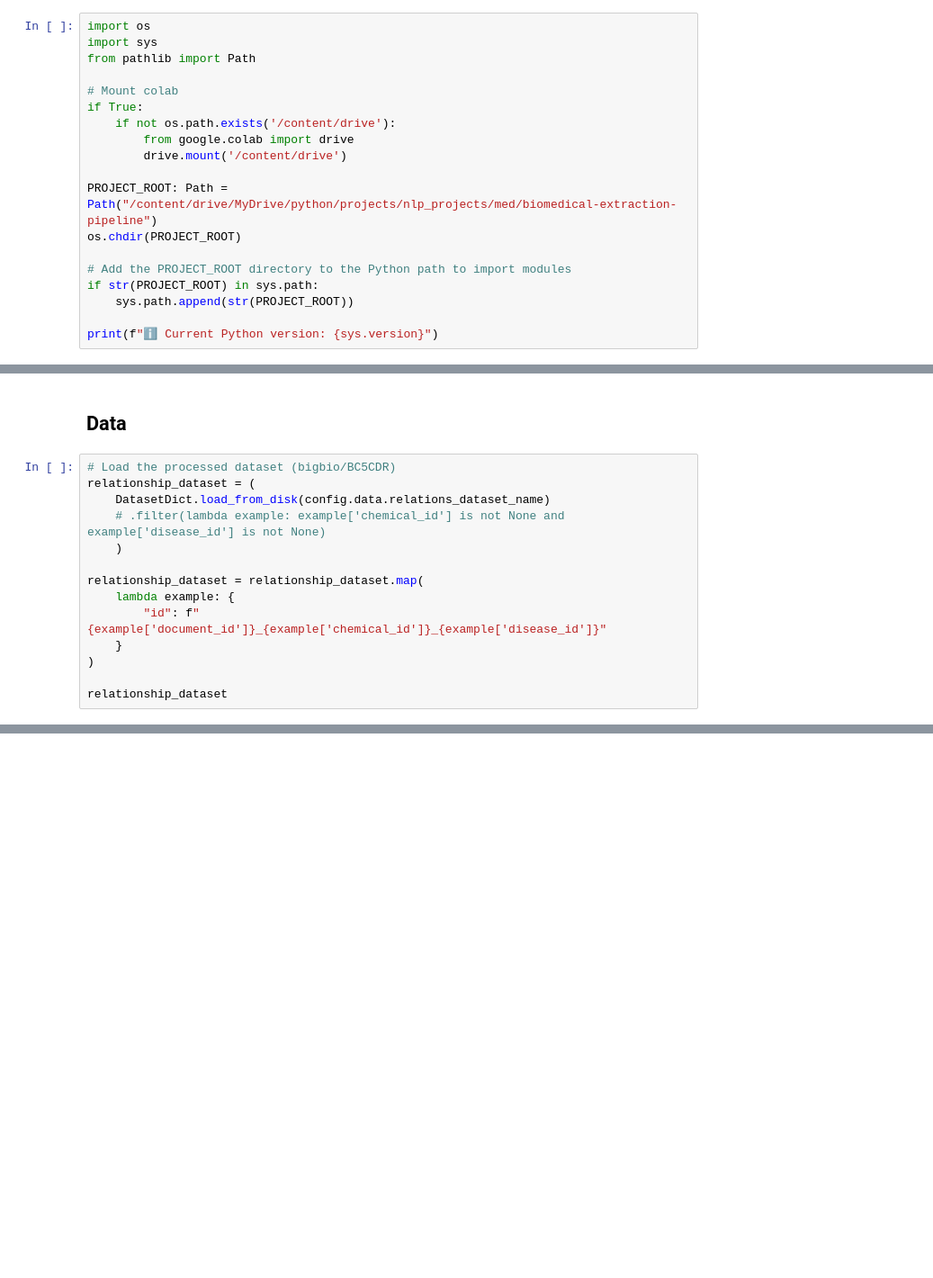
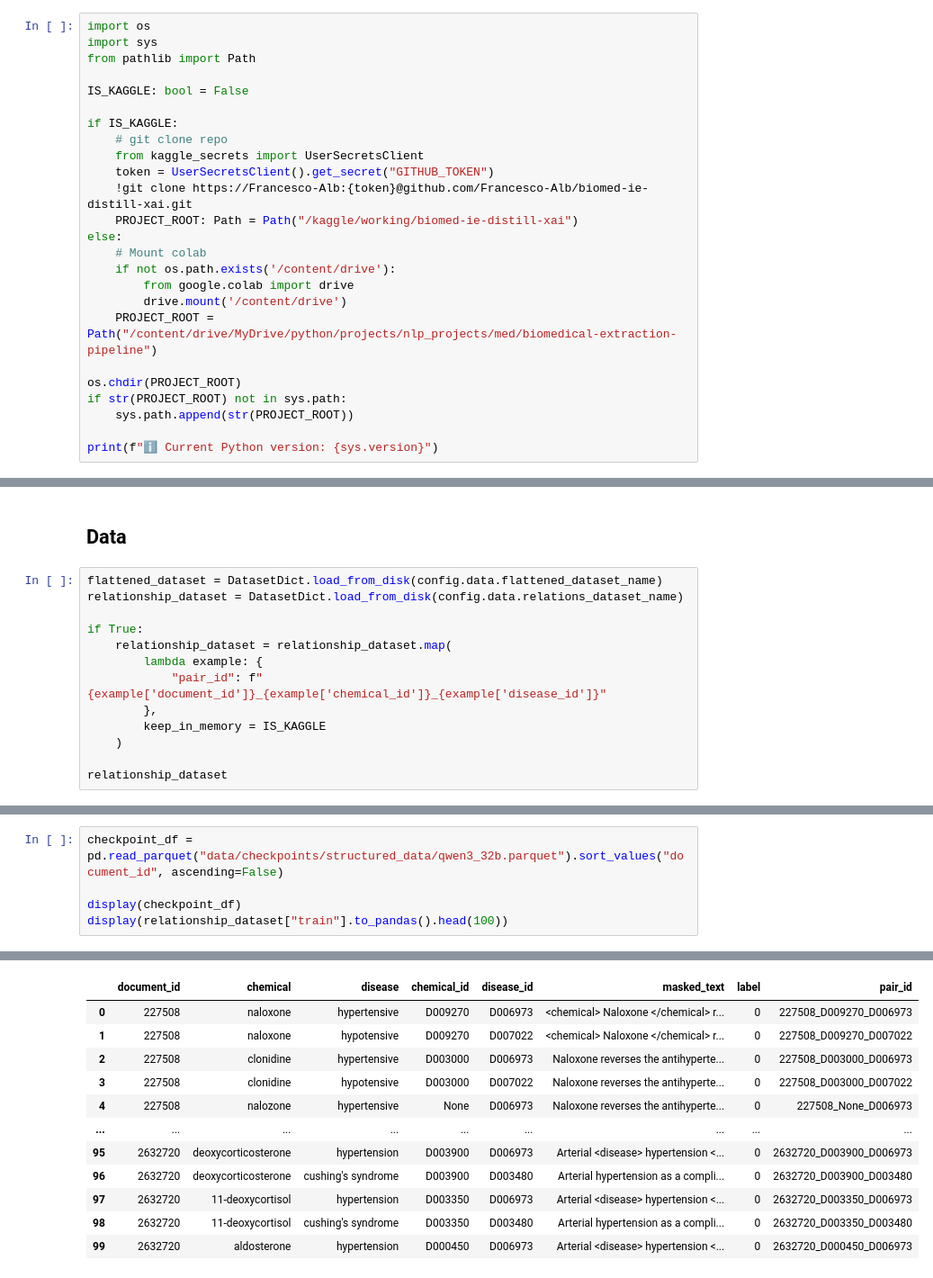
Before and after one commit to Francesco-Alb/biomed-ie-distill-xai, a Jupyter notebook: notebooks/03_weak_supervision.ipynb, the cells around one changed output, grey strips where cells are left out. Shown at 90% size. Drawn from its saved outputs; the diff is of its cells as text; blank space fills up the shorter version.

```diff
--- a/notebooks/03_weak_supervision.ipynb
+++ b/notebooks/03_weak_supervision.ipynb
@@ -7,17 +7,23 @@ import os
 import sys
 from pathlib import Path
 
-# Mount colab
-if True:
+IS_KAGGLE: bool = False
+
+if IS_KAGGLE:
+    # git clone repo
+    from kaggle_secrets import UserSecretsClient
+    token = UserSecretsClient().get_secret("GITHUB_TOKEN")
+    !git clone https://Francesco-Alb:{token}@github.com/Francesco-Alb/biomed-ie-distill-xai.git
+    PROJECT_ROOT: Path = Path("/kaggle/working/biomed-ie-distill-xai")
+else:
+    # Mount colab
     if not os.path.exists('/content/drive'):
         from google.colab import drive
         drive.mount('/content/drive')
+    PROJECT_ROOT = Path("/content/drive/MyDrive/python/projects/nlp_projects/med/biomedical-extraction-pipeline")
 
-PROJECT_ROOT: Path = Path("/content/drive/MyDrive/python/projects/nlp_projects/med/biomedical-extraction-pipeline")
 os.chdir(PROJECT_ROOT)
-
-# Add the PROJECT_ROOT directory to the Python path to import modules
-if str(PROJECT_ROOT) in sys.path:
+if str(PROJECT_ROOT) not in sys.path:
     sys.path.append(str(PROJECT_ROOT))
 
 print(f"ℹ️ Current Python version: {sys.version}")
@@ -158,18 +198,17 @@ SMOKE_TEST mode: False
 # %% [markdown]
 ## Data
 # %%
-# Load the processed dataset (bigbio/BC5CDR)
-relationship_dataset = (
-    DatasetDict.load_from_disk(config.data.relations_dataset_name)
-    # .filter(lambda example: example['chemical_id'] is not None and example['disease_id'] is not None)
+flattened_dataset = DatasetDict.load_from_disk(config.data.flattened_dataset_name)
+relationship_dataset = DatasetDict.load_from_disk(config.data.relations_dataset_name)
+
+if True:
+    relationship_dataset = relationship_dataset.map(
+        lambda example: {
+            "pair_id": f"{example['document_id']}_{example['chemical_id']}_{example['disease_id']}"
+        },
+        keep_in_memory = IS_KAGGLE
     )
 
-relationship_dataset = relationship_dataset.map(
-    lambda example: {
-        "id": f"{example['document_id']}_{example['chemical_id']}_{example['disease_id']}"
-    }
-)
-
 relationship_dataset
 # %% [output]
 DatasetDict({
@@ -253,0 +352,6 @@ A granular error analysis of our pipeline's weak label generation revealed insta
+# %%
+checkpoint_df = pd.read_parquet("data/checkpoints/structured_data/qwen3_32b.parquet").sort_values("document_id", ascending=False)
+
+display(checkpoint_df)
+display(relationship_dataset["train"].to_pandas().head(100))
+# %% [output]
@@ -253,0 +371,12 @@ A granular error analysis of our pipeline's weak label generation revealed insta
+|  | document_id | chemical | disease | chemical_id | disease_id | masked_text | label | pair_id |
+| 0 | 227508 | naloxone | hypertensive | D009270 | D006973 | <chemical> Naloxone </chemical> r... | 0 | 227508_D009270_D006973 |
+| 1 | 227508 | naloxone | hypotensive | D009270 | D007022 | <chemical> Naloxone </chemical> r... | 0 | 227508_D009270_D007022 |
+| 2 | 227508 | clonidine | hypertensive | D003000 | D006973 | Naloxone reverses the antihyperte... | 0 | 227508_D003000_D006973 |
+| 3 | 227508 | clonidine | hypotensive | D003000 | D007022 | Naloxone reverses the antihyperte... | 0 | 227508_D003000_D007022 |
+| 4 | 227508 | nalozone | hypertensive | None | D006973 | Naloxone reverses the antihyperte... | 0 | 227508_None_D006973 |
+| ... | ... | ... | ... | ... | ... | ... | ... | ... |
+| 95 | 2632720 | deoxycorticosterone | hypertension | D003900 | D006973 | Arterial <disease> hypertension <... | 0 | 2632720_D003900_D006973 |
+| 96 | 2632720 | deoxycorticosterone | cushing's syndrome | D003900 | D003480 | Arterial hypertension as a compli... | 0 | 2632720_D003900_D003480 |
+| 97 | 2632720 | 11-deoxycortisol | hypertension | D003350 | D006973 | Arterial <disease> hypertension <... | 0 | 2632720_D003350_D006973 |
+| 98 | 2632720 | 11-deoxycortisol | cushing's syndrome | D003350 | D003480 | Arterial hypertension as a compli... | 0 | 2632720_D003350_D003480 |
+| 99 | 2632720 | aldosterone | hypertension | D000450 | D006973 | Arterial <disease> hypertension <... | 0 | 2632720_D000450_D006973 |
```
Also changed, not shown: parts of 21 cells of this notebook, 3 other files.
